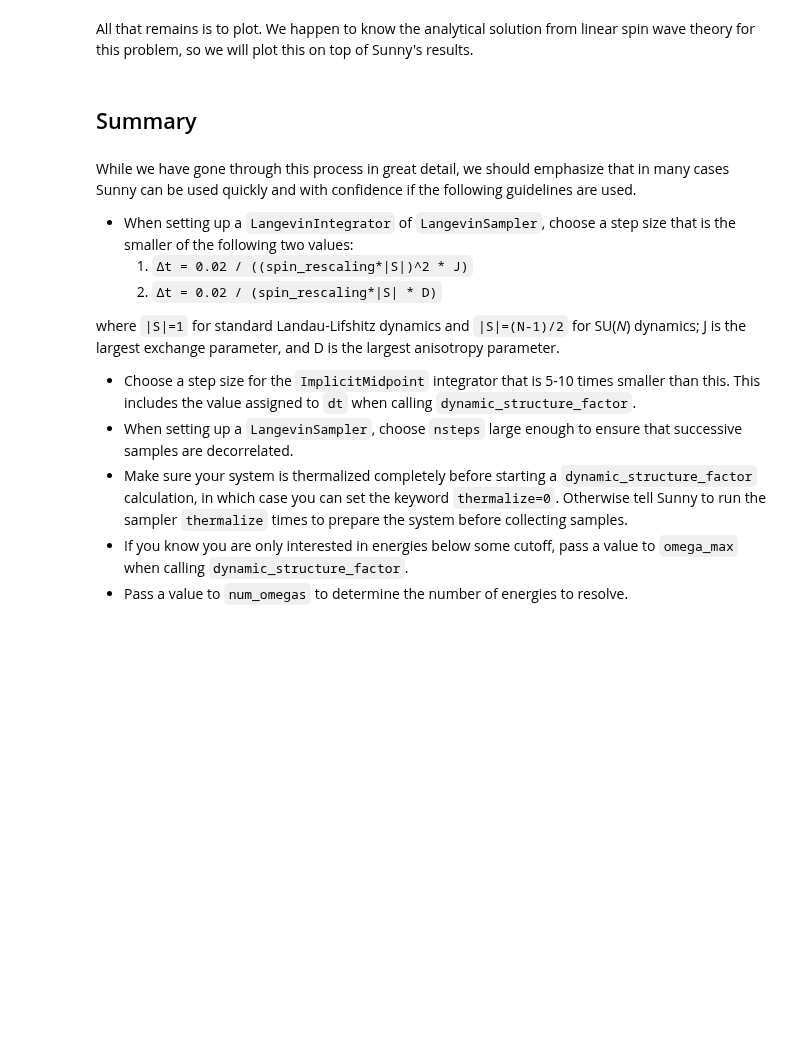
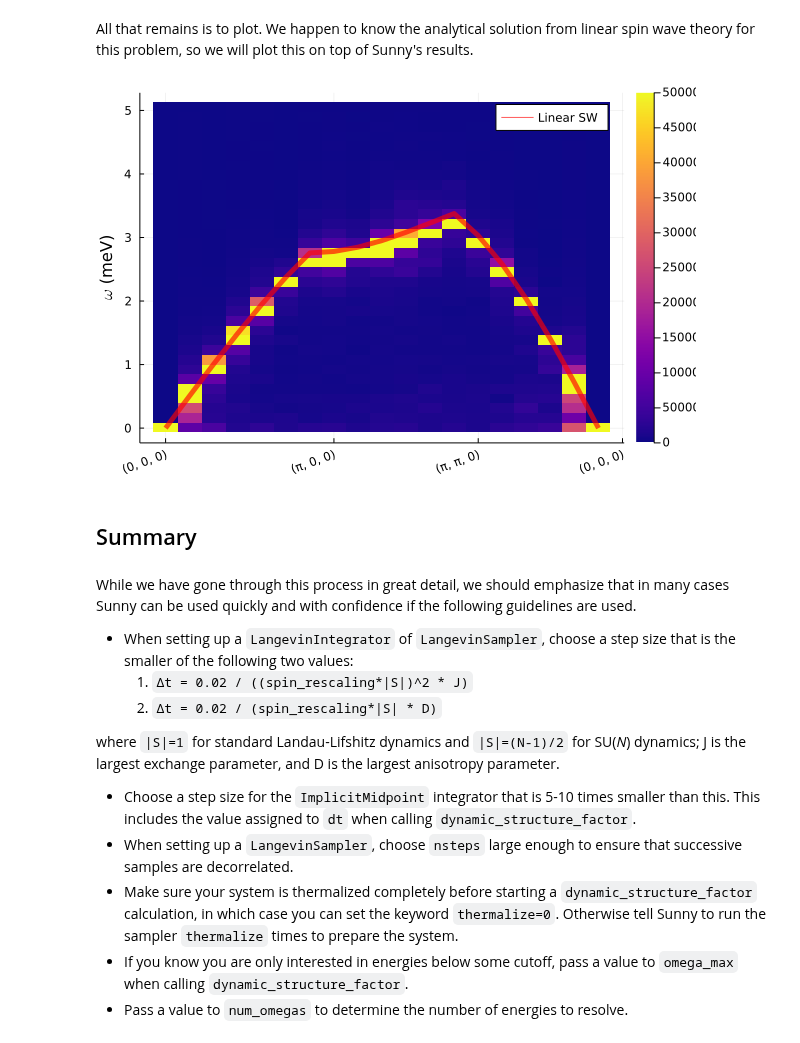
Before and after one commit to SunnySuite/SunnyTutorials, a Jupyter notebook: tutorials/DeterminingParameters/DeterminingParameters.ipynb, the cells around one changed output. Saved outputs shown, nothing was run; the diff lists cells and outputs as text; code cells hidden in the pictures; blank space fills up the shorter version.

```diff
--- a/tutorials/DeterminingParameters/DeterminingParameters.ipynb
+++ b/tutorials/DeterminingParameters/DeterminingParameters.ipynb
@@ -389,6 +389,7 @@ i_cutoff = findfirst(s -> s > chopω, ωs)
 
 p = Plots.heatmap(1:size(slice, 1), ωs[0:i_cutoff], slice[:,0:i_cutoff]';
     color=:plasma, clim=(0.0, 5e7), xrotation=20, ylabel = "E (meV)",
+    fmt=:png
 )
 
 point_labels = map(x -> "($(x[1]), $(x[2]), 0)", points)
@@ -397,33 +398,35 @@ Plots.xticks!(idcs, point_labels)
 
 
 # Plot the analytic linear spin-wave prediction ω(q) on top
 function linear_sw_diamond_heisenberg(q, J, S)
     exp1 = exp(im * π * (q[1] + q[2]))
     exp2 = exp(im * π * (q[2] + q[3]))
     exp3 = exp(im * π * (q[1] + q[3]))
     return 4 * J * S * √(1 - abs(1 + exp1 + exp2 + exp3)^2 / 16)
 end
 
 qz = 0.0
 spin = 3/2
 Lx, Ly, Lz = round.(Int, size(sf.sfactor)[1:3] ./ sf.bz_size)
 πx, πy, _ = map(l->div(l, 2, RoundUp), (Lx, Ly, Lz)) # Indices of (π, π, π)
 qs = zeros(Sunny.Vec3, πx+πy+min(πx,πy)+1)
 for i in 1:πx+1
     # qs[i] = Sunny.Vec3((i-1)/(2πx), 0, qz/(2πz))
     qs[i] = Sunny.Vec3((i-1)/(2πx), 0, qz/(2π))
 end
 for i in 1:πy
     qs[πx+1+i] = Sunny.Vec3(0.5, i/(2πy), qz/(2π))
 end
 for i in 1:min(πx,πy)
     qs[πx+πy+1+i] = Sunny.Vec3(0.5-i/(2πx), 0.5-i/(2πy), qz/(2π))
 end
 ωs_sw = linear_sw_diamond_heisenberg.(qs, J, spin)
 Plots.plot!(1:length(ωs_sw), ωs_sw, lw=5, la=0.65, color=:red, label="Linear SW")
 
 Plots.ylabel!(raw"$\omega$ (meV)")
 Plots.plot!()
+# %% [output]
+[figure, added]
 # %% [markdown]
 ## Summary
 # %% [markdown]
@@ -436,6 +439,6 @@ While we have gone through this process in great detail, we should emphasize tha
 where `|S|=1` for standard Landau-Lifshitz dynamics and `|S|=(N-1)/2` for SU(_N_) dynamics; J is the largest exchange parameter, and D is the largest anisotropy parameter.
 * Choose a step size for the `ImplicitMidpoint` integrator that is 5-10 times smaller than this. This includes the value assigned to `dt` when calling `dynamic_structure_factor`.
 * When setting up a `LangevinSampler`, choose `nsteps` large enough to ensure that successive samples are decorrelated.
-* Make sure your system is thermalized completely before starting a `dynamic_structure_factor` calculation, in which case you can set the keyword `thermalize=0`. Otherwise tell Sunny to run the sampler `thermalize` times to prepare the system before collecting samples.
+* Make sure your system is thermalized completely before starting a `dynamic_structure_factor` calculation, in which case you can set the keyword `thermalize=0`. Otherwise tell Sunny to run the sampler `thermalize` times to prepare the system.
 * If you know you are only interested in energies below some cutoff, pass a value to `omega_max` when calling `dynamic_structure_factor`.
 * Pass a value to `num_omegas` to determine the number of energies to resolve.
```
Also changed, not shown: parts of 9 cells of this notebook.
